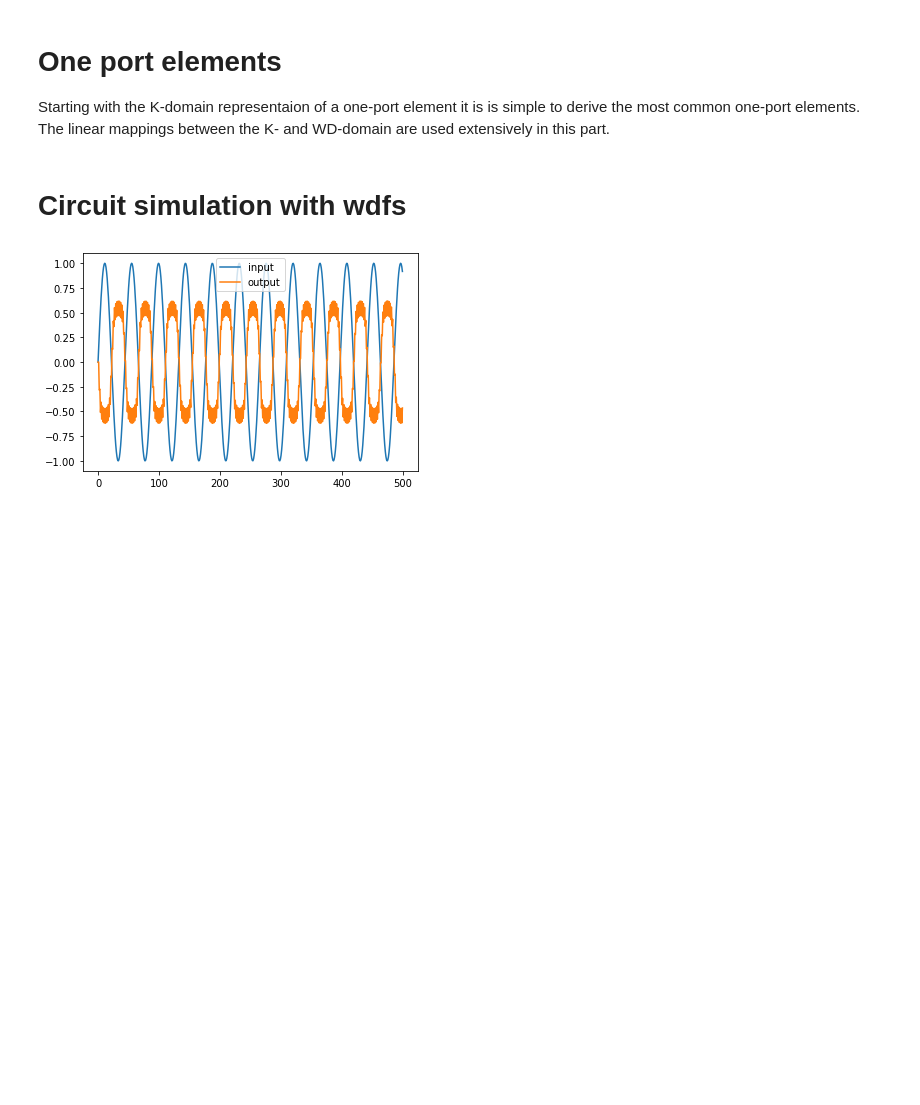
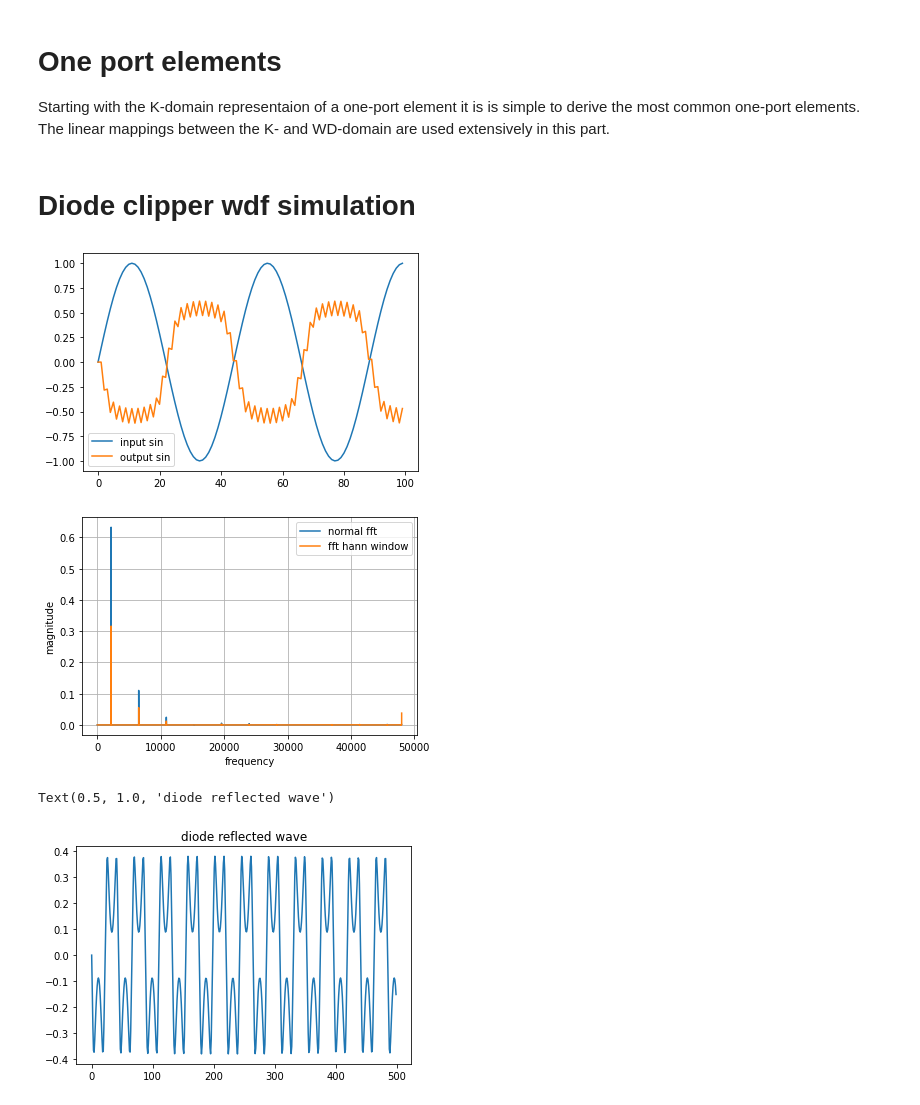
Before and after one commit to gusanthon/diode-clipper-wdf, a Jupyter notebook: juce-based-diode-clipper-wdf.ipynb, the cells around one changed output. Drawn from its saved outputs; the diff is of its cells as text; code cells hidden in the pictures; blank space fills up the shorter version.

Commit message:
updated juce-based-diode-clipper

```diff
--- a/juce-based-diode-clipper-wdf.ipynb
+++ b/juce-based-diode-clipper-wdf.ipynb
@@ -327,9 +332,9 @@ class ideal_voltage_source(RootWDF):
         next.connect_to_parent(self)
         self.next = next
         self.Vs = 0
-        self.calcImpedance()
+        self.calc_impedance()
 
-    def calcImpedance(self):
+    def calc_impedance(self):
         pass
 
     def set_voltage(self,newV):
@@ -339,7 +344,7 @@ class ideal_voltage_source(RootWDF):
         self.a = a
 
     def propogate_reflected_wave(self):
-        self.b = 0 - self.a * 2 * self.Vs
+        self.b = 0 - self.a + 2. * self.Vs
         return self.b
 
 class resistive_voltage_source(baseWDF):
@@ -347,15 +352,15 @@ class resistive_voltage_source(baseWDF):
         baseWDF.__init__(self)
         self.Rval = 1e-9
         self.Vs = 0
-        self.calcImpedance()
+        self.calc_impedance()
 
     def set_resistance_value(self,newR):
         if self.Rval == newR:
             return
         self.Rval = newR
-        self.propogateImpedanceChange()
+        self.propogate_impedance_change()
 
-    def calcImpedance(self):
+    def calc_impedance(self):
         self.Rp = self.Rval
         self.G = 1. / self.Rp
 
@@ -496,44 +504,74 @@ class diodePair(RootWDF):
         lam_a_over_Vt = lam * self.a * self.oneOverVt
         self.b = self.a - 2 * self.Vt * lam * omega4(self.logR_Is_Over_Vt + lam_a_over_Vt) - omega4(self.logR_Is_Over_Vt - lam_a_over_Vt)
         return self.b
-# %% [markdown]
-# Circuit simulation with wdfs
+# %%
+import scipy.io.wavfile
+import os
+
+def write_and_open(name,fs,x,op=True):
+    scipy.io.wavfile.write(name,fs,x)
+    if op:
+        os.system("open "+name)
+# %% [markdown]
+# Diode clipper wdf simulation
 # %%
 # simulation
-import scipy.io.wavfile
+import numpy as np
+from scipy.fft import fft, fftfreq, ifft
+from scipy.signal import hanning
 
-# fs,audio = scipy.io.wavfile.read('./audio/arp-lead-clean.wav')
-fs = 44100
+# audio_path = './audio/drums-clean.wav'
+# fs,audio = scipy.io.wavfile.read(audio_path)
+fs = int(44100)
 
-N = 1.5 * fs
+N = int(1.5 * fs)
 f = 1000
 amp = 1
-n = np.arange(0,2*N/fs,1/fs)
+n = np.arange(0,N/fs,1/fs)
 x = np.sin(2 * np.pi * f * n) * amp
 output = np.zeros(x.shape)
 # output = np.zeros(audio.shape)
-
+out_path = './audio/sineClipped.wav'
+d_bs = []
 R1 = Resistor(4700)
 Vs = resistive_voltage_source()
 S1 = series_adaptor(Vs,R1)
 C1 = Capacitor(47e-9,fs)
 P1 = parallel_adaptor(S1,C1)
-dp = diodePair(P1,2.52e-9)
+dp = diodePair(P1,2.52e-9,nDiodes=2)
 
 for i in range(len(x)):
     Vs.set_voltage(x[i])
+    # print(Vs.probe_voltage())
     dp.accept_incident_wave(P1.propogate_reflected_wave())
-    y = C1.wave_to_voltage()
+    y = C1.probe_voltage()
     P1.accept_incident_wave(dp.propogate_reflected_wave())
     output[i] = y
+    d_bs.append(dp.b)
 
-plt.plot(x[:500],label='input')
-plt.plot(output[:500],label='output')
+plt.plot(x[:100],label='input sin')
+plt.plot(output[:100],label='output sin')
 plt.legend()
 
-scipy.io.wavfile.write('./audio/sineIn.wav',fs,x)
-scipy.io.wavfile.write('./audio/sineOut.wav',fs,output)
-!open './audio/sineIn.wav'
-!open './audio/sineOut.wav'
+write_and_open(out_path,fs,output,0)
+
+yf = fft(output)
+w = hanning(len(x))
+yw = output * w
+yfw = fft(yw)
+xf = fftfreq(N, 1/FS)[:N//2]
+plt.show()
+plt.plot(xf, 2.0/N * np.abs(yf[0:N//2]),label='normal fft')
+plt.plot(xf, 2.0/N * np.abs(yfw[0:N//2]),label='fft hann window')
+plt.grid()
+plt.legend()
+plt.xlabel('frequency')
+plt.ylabel('magnitude')
+plt.show()
+plt.plot(d_bs[:500])
+plt.title('diode reflected wave')
 # %% [output]
-[figure, old version]
+[figure, new version]
+[figure, added]
+Text(0.5, 1.0, 'diode reflected wave')
+[figure, added]
```
Also changed, not shown: parts of 13 cells of this notebook.
